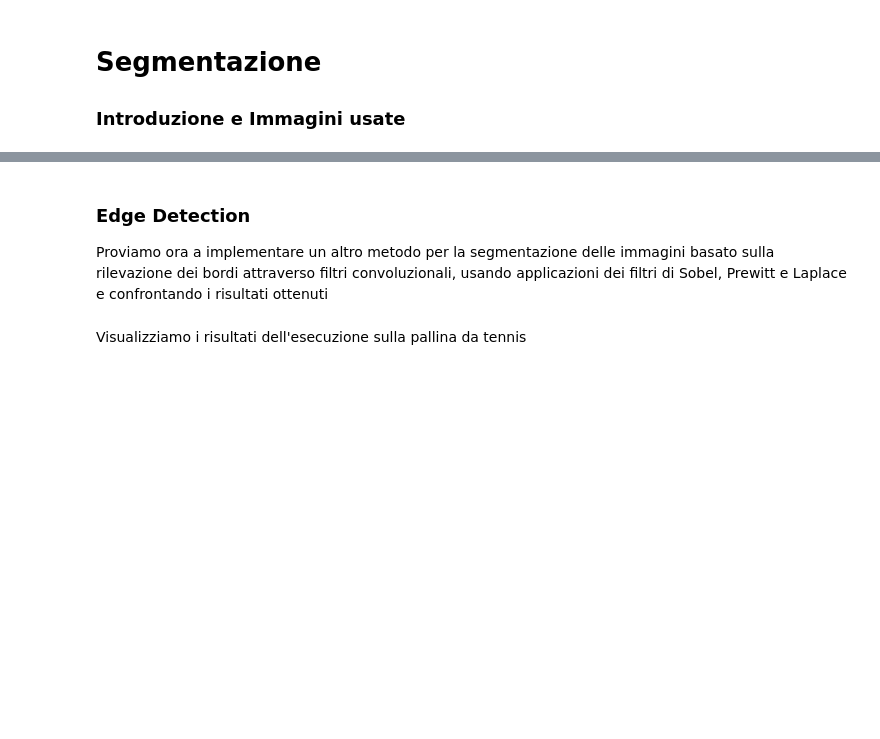
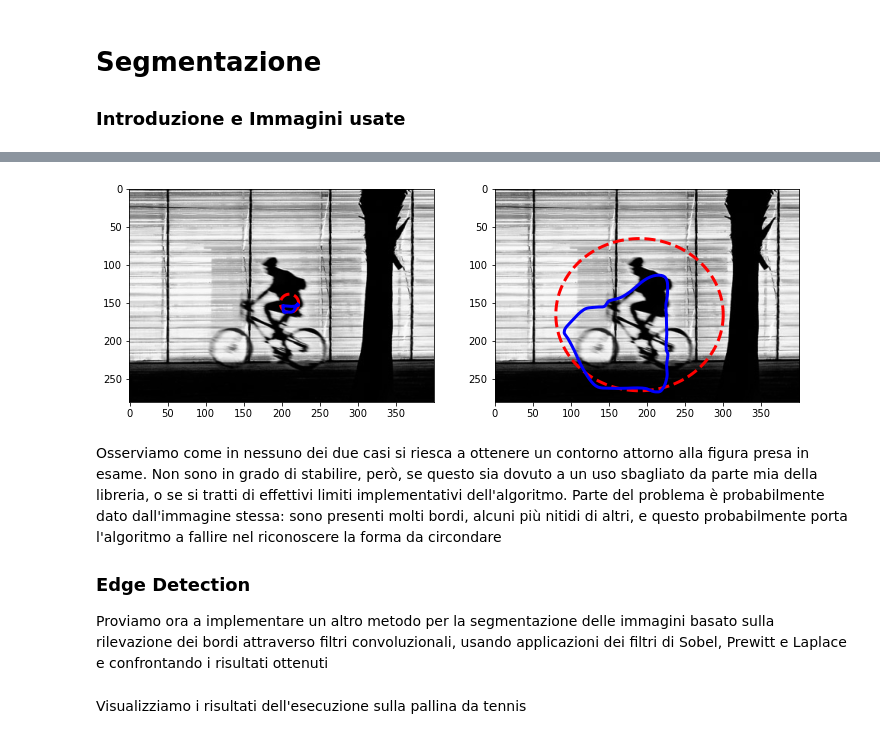
Before and after one commit to lucab1705/Image_Segmentation_Python, a Jupyter notebook: segmentation.ipynb, the cells around one changed output, grey strips where cells are left out. Drawn from its saved outputs; the diff is of its cells as text; code cells hidden in the pictures; blank space fills up the shorter version.

```diff
--- a/segmentation.ipynb
+++ b/segmentation.ipynb
@@ -24,4 +66,36 @@ _ = ax[1].imshow(moveImg)
+# %%
+moveImgBn = rgb2gray(moveImg[520:, 620:1020])
+
+x = 210 + 12*np.cos(s)
+y = 150 + 12*np.sin(s)
+init = np.array([x, y]).T
+
+snake = active_contour(gaussian(moveImgBn, 2), init)
+# %%
+x = 190 + 110*np.cos(s)
+y = 165 + 100*np.sin(s)
+init2 = np.array([x, y]).T
+
+snake2 = active_contour(gaussian(moveImgBn, 2), init2)
+# %%
+fig, ax = plt.subplots(1, 2, figsize=(12, 12))
+for elem in ax:
+    elem.imshow(moveImgBn)
+_ = ax[0].plot(init[:, 0], init[:, 1], '--r', lw=3)
+_ = ax[1].plot(init2[:, 0], init2[:, 1], '--r', lw=3)
+_ = ax[0].plot(snake[:, 0], snake[:, 1], '-b', lw=3)
+_ = ax[1].plot(snake2[:, 0], snake2[:, 1], '-b', lw=3)
+# %% [output]
+[figure, added]
 # %% [markdown]
+Osserviamo come in nessuno dei due casi si riesca a ottenere
+un contorno attorno alla figura presa in esame. Non sono in grado di
+stabilire, però, se questo sia dovuto a un uso sbagliato da parte mia
+della libreria, o se si tratti di effettivi limiti implementativi dell'algoritmo.
+Parte del problema è probabilmente dato dall'immagine stessa: sono presenti molti bordi, alcuni
+più nitidi di altri, e questo probabilmente porta l'algoritmo a fallire nel riconoscere la forma da
+circondare
+
 <h3>Edge Detection</h3>
 
 Proviamo ora a implementare un altro metodo per la segmentazione delle immagini
```
Also changed, not shown: parts of 13 cells of this notebook.
